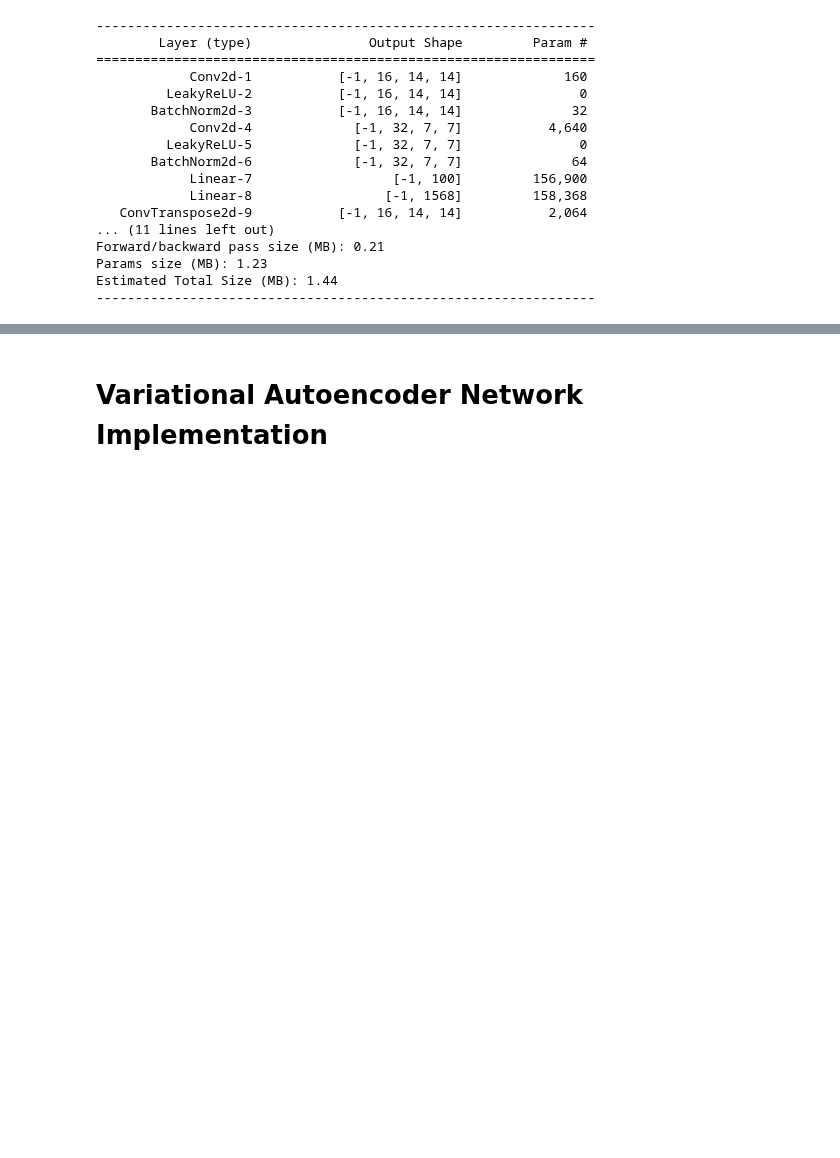
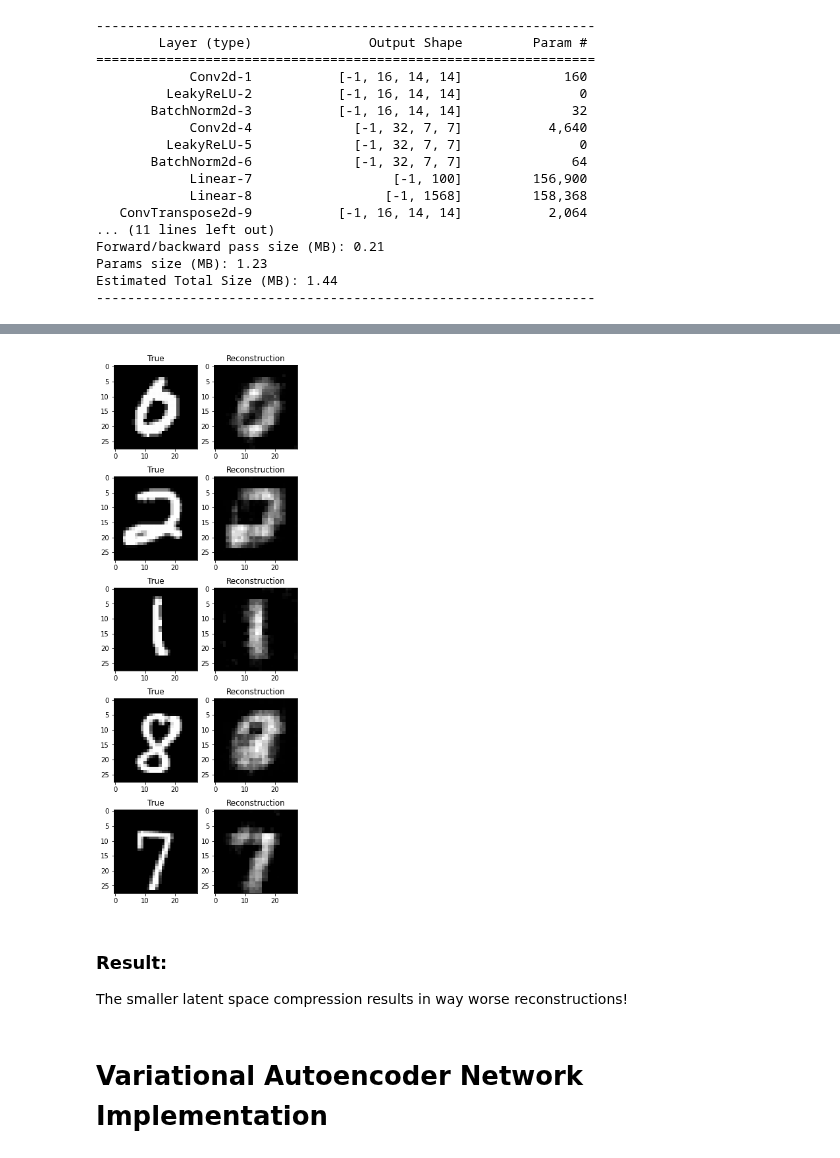
Before and after one commit to pwl482/patrec_2020, a Jupyter notebook: Assignment_11/AutoEncoders.ipynb, the cells around one changed output, grey strips where cells are left out. Drawn from its saved outputs; the diff is of its cells as text; code cells hidden in the pictures; blank space fills up the shorter version.

```diff
--- a/Assignment_11/AutoEncoders.ipynb
+++ b/Assignment_11/AutoEncoders.ipynb
@@ -183,2 +202,27 @@ plt.show()
+# %%
+x, y = next(iter(train_loader))
+# img_block = autoenc_model.decoder(torch.rand(32,16,7,7))
+img_block = autoenc_model_10(x[:5].cuda())
+
+fig = plt.figure(figsize=(5, 15))
+columns = 2
+rows = 5
+counter = 0
+for x, img in zip(x[:5],img_block):
+    img_new = img[0].detach().cpu().numpy()
+    fig.add_subplot(rows, columns, counter+1)
+    plt.imshow(x[0], cmap="gray")
+    counter += 1
+    plt.title("True")
+    fig.add_subplot(rows, columns, counter+1)
+    plt.imshow(img_new, cmap="gray")
+    plt.title("Reconstruction")
+    counter += 1
+plt.show()
+# %% [output]
+[figure, added]
+# %% [markdown]
+### Result:
+The smaller latent space compression results in way worse reconstructions!
 # %% [markdown]
 # Variational Autoencoder Network Implementation
```
Also changed, not shown: parts of 7 cells of this notebook.
